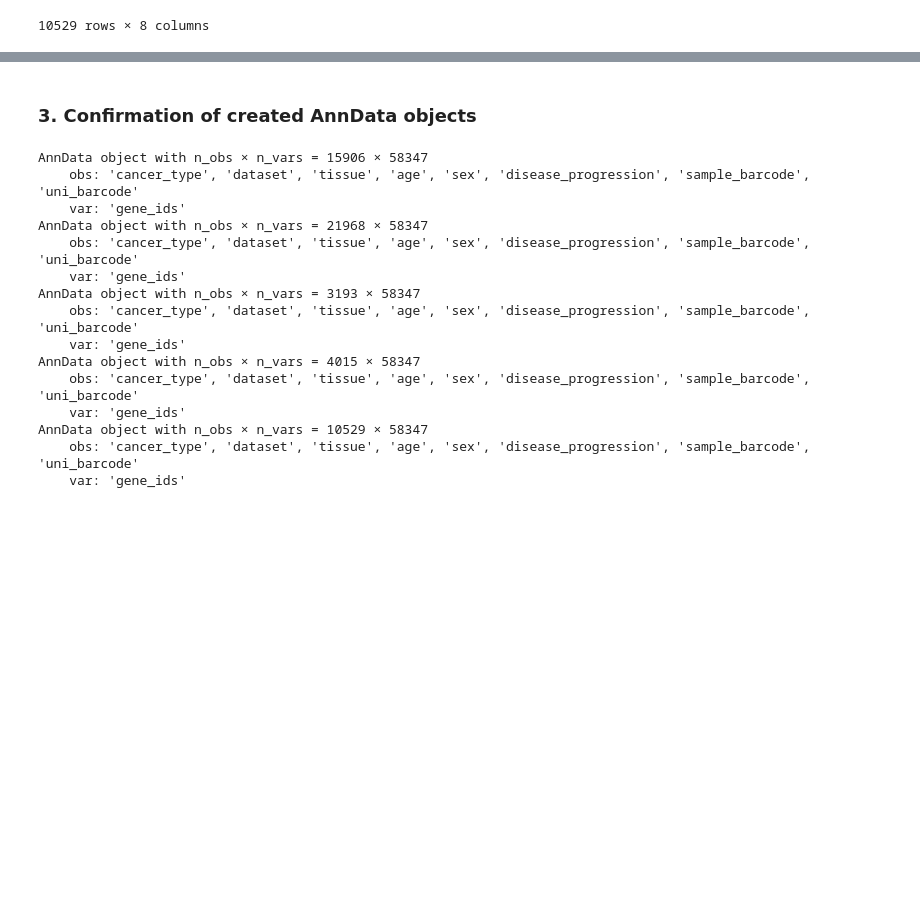
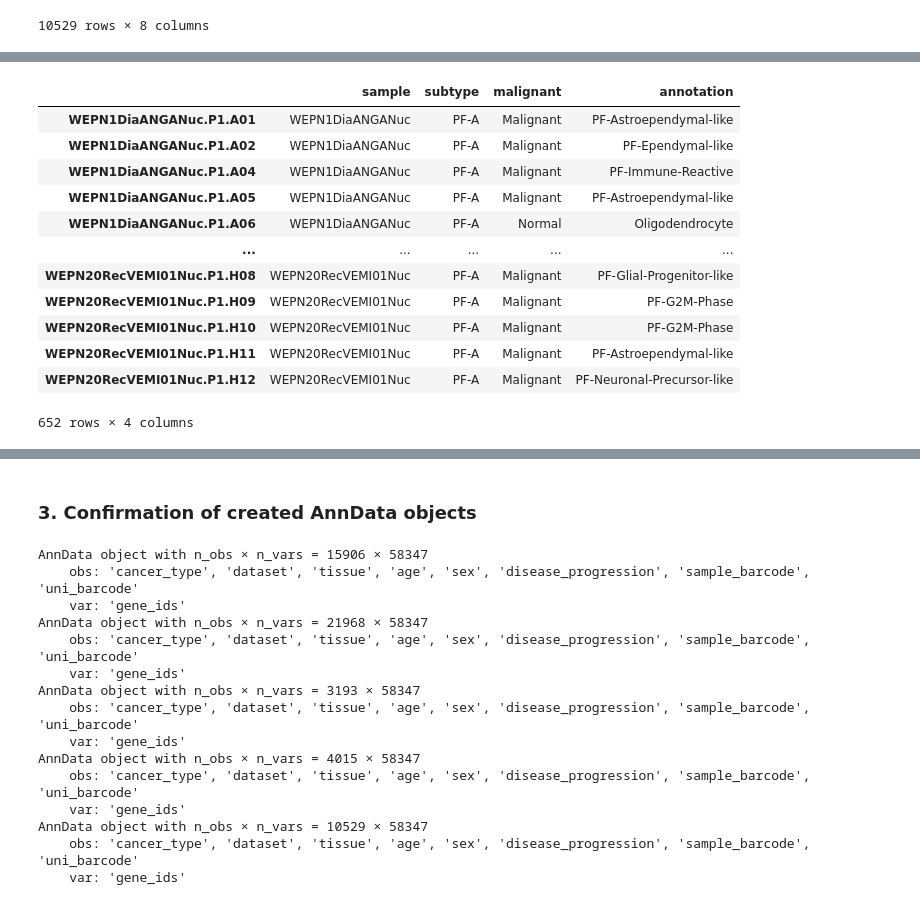
Before and after one commit to tuonglab/pan-paedcancer-scrnaseq, a Jupyter notebook: notebooks/GSE141460.ipynb, the cells around one changed output, grey strips where cells are left out. Cells and saved outputs as stored; diff of their text form; code cells hidden in the pictures; blank space fills up the shorter version.

```diff
--- a/notebooks/GSE141460.ipynb
+++ b/notebooks/GSE141460.ipynb
@@ -112,0 +139,16 @@ sample.obs
+# %%
+metadatas['Matched']
+# %% [output]
+|  | sample | subtype | malignant | annotation |
+| WEPN1DiaANGANuc.P1.A01 | WEPN1DiaANGANuc | PF-A | Malignant | PF-Astroependymal-like |
+| WEPN1DiaANGANuc.P1.A02 | WEPN1DiaANGANuc | PF-A | Malignant | PF-Ependymal-like |
+| WEPN1DiaANGANuc.P1.A04 | WEPN1DiaANGANuc | PF-A | Malignant | PF-Immune-Reactive |
+| WEPN1DiaANGANuc.P1.A05 | WEPN1DiaANGANuc | PF-A | Malignant | PF-Astroependymal-like |
+| WEPN1DiaANGANuc.P1.A06 | WEPN1DiaANGANuc | PF-A | Normal | Oligodendrocyte |
+| ... | ... | ... | ... | ... |
+| WEPN20RecVEMI01Nuc.P1.H08 | WEPN20RecVEMI01Nuc | PF-A | Malignant | PF-Glial-Progenitor-like |
+| WEPN20RecVEMI01Nuc.P1.H09 | WEPN20RecVEMI01Nuc | PF-A | Malignant | PF-G2M-Phase |
+| WEPN20RecVEMI01Nuc.P1.H10 | WEPN20RecVEMI01Nuc | PF-A | Malignant | PF-G2M-Phase |
+| WEPN20RecVEMI01Nuc.P1.H11 | WEPN20RecVEMI01Nuc | PF-A | Malignant | PF-Astroependymal-like |
+| WEPN20RecVEMI01Nuc.P1.H12 | WEPN20RecVEMI01Nuc | PF-A | Malignant | PF-Neuronal-Precursor-like |
+652 rows × 4 columns
```
Also changed, not shown: parts of 15 cells of this notebook.
